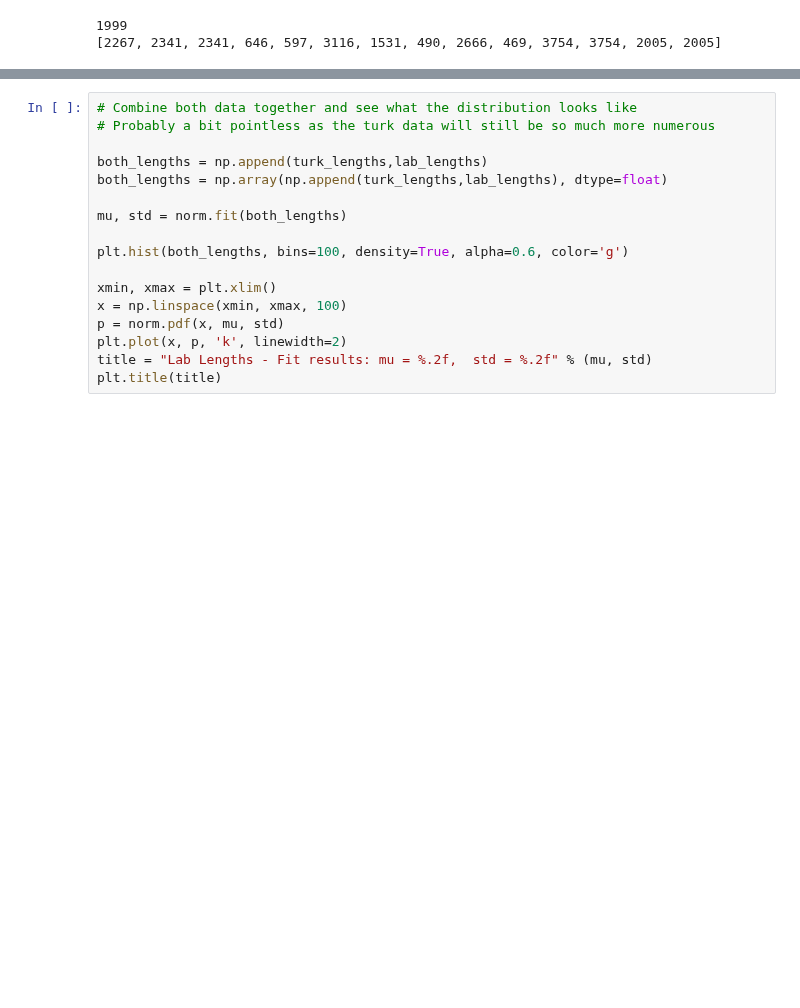
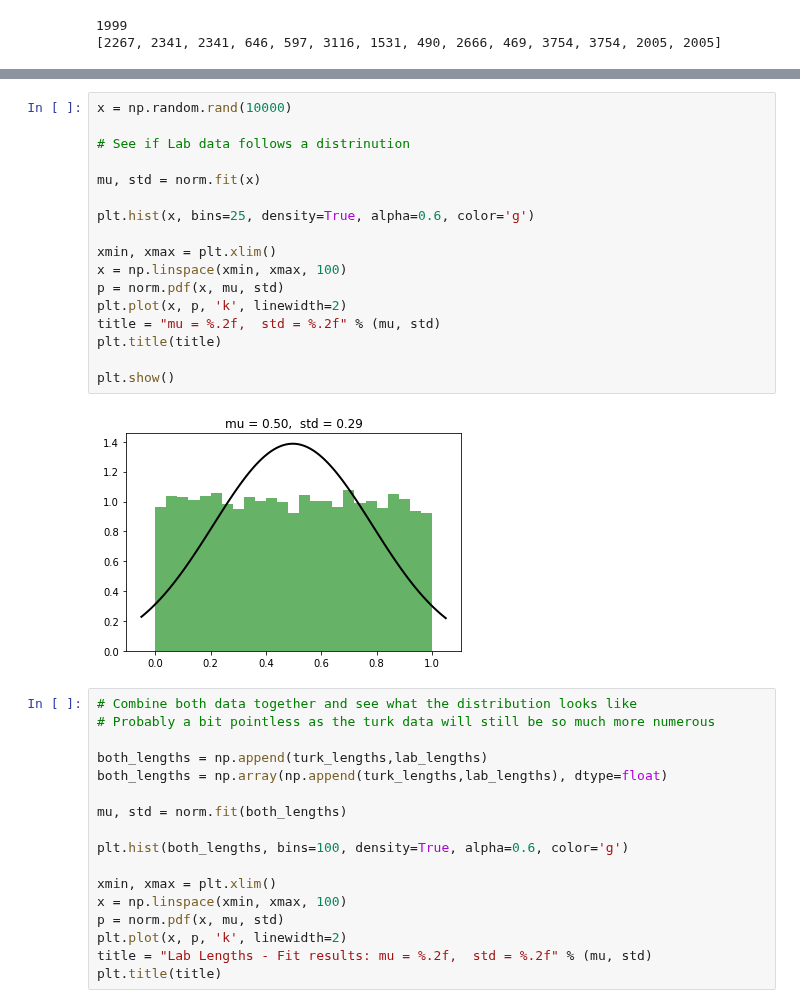
Before and after one commit to DJSaunders1997/Masters-Project, a Jupyter notebook: NLP-Notebook.ipynb, the cells around one changed output, grey strips where cells are left out. Drawn from its saved outputs; the diff is of its cells as text; blank space fills up the shorter version.

```diff
--- a/NLP-Notebook.ipynb
+++ b/NLP-Notebook.ipynb
@@ -1011,3 +1056,22 @@ plt.show()
+# %%
+x = np.random.rand(10000)
+
+# See if Lab data follows a distrinution
+
+mu, std = norm.fit(x)
+
+plt.hist(x, bins=25, density=True, alpha=0.6, color='g')
+
+xmin, xmax = plt.xlim()
+x = np.linspace(xmin, xmax, 100)
+p = norm.pdf(x, mu, std)
+plt.plot(x, p, 'k', linewidth=2)
+title = "mu = %.2f,  std = %.2f" % (mu, std)
+plt.title(title)
+
+plt.show()
+# %% [output]
+[figure, added]
 # %%
 # Combine both data together and see what the distribution looks like
 # Probably a bit pointless as the turk data will still be so much more numerous
```
Also changed, not shown: parts of 6 cells of this notebook.
